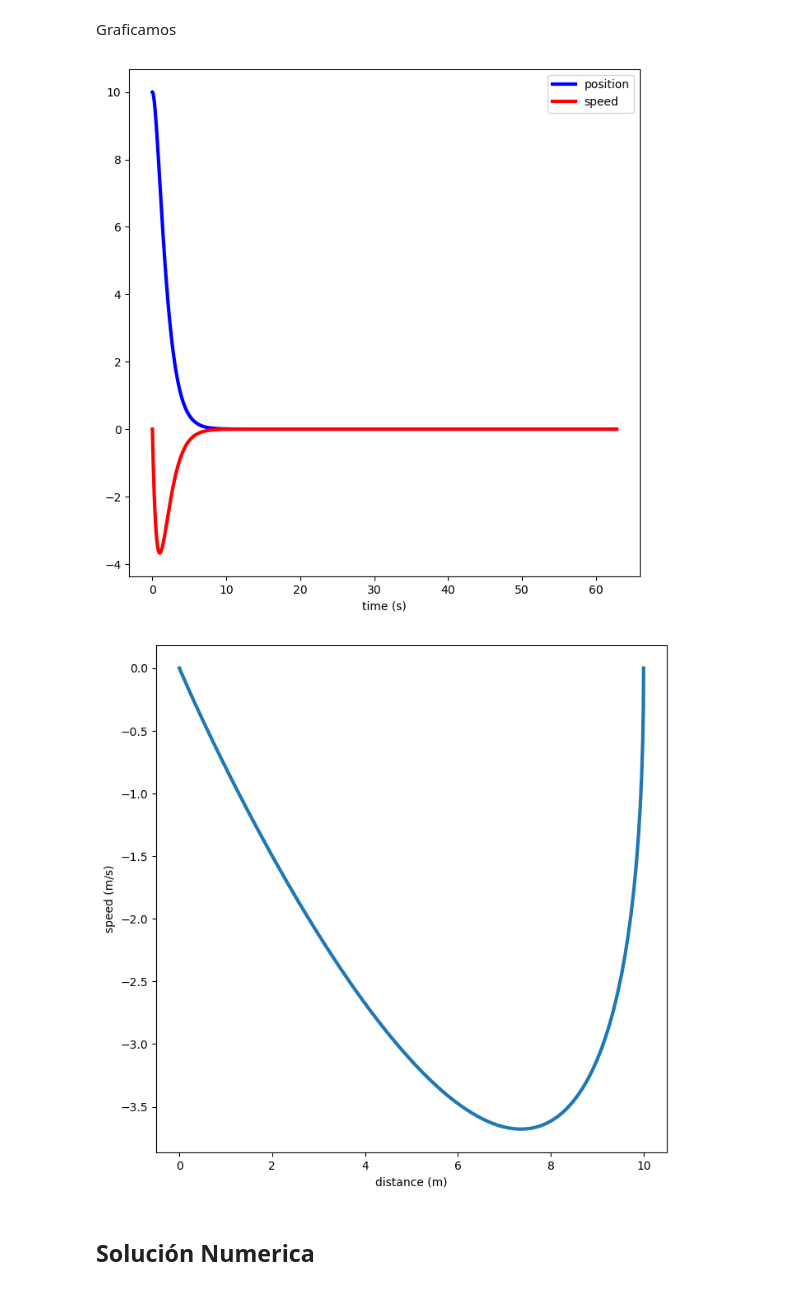
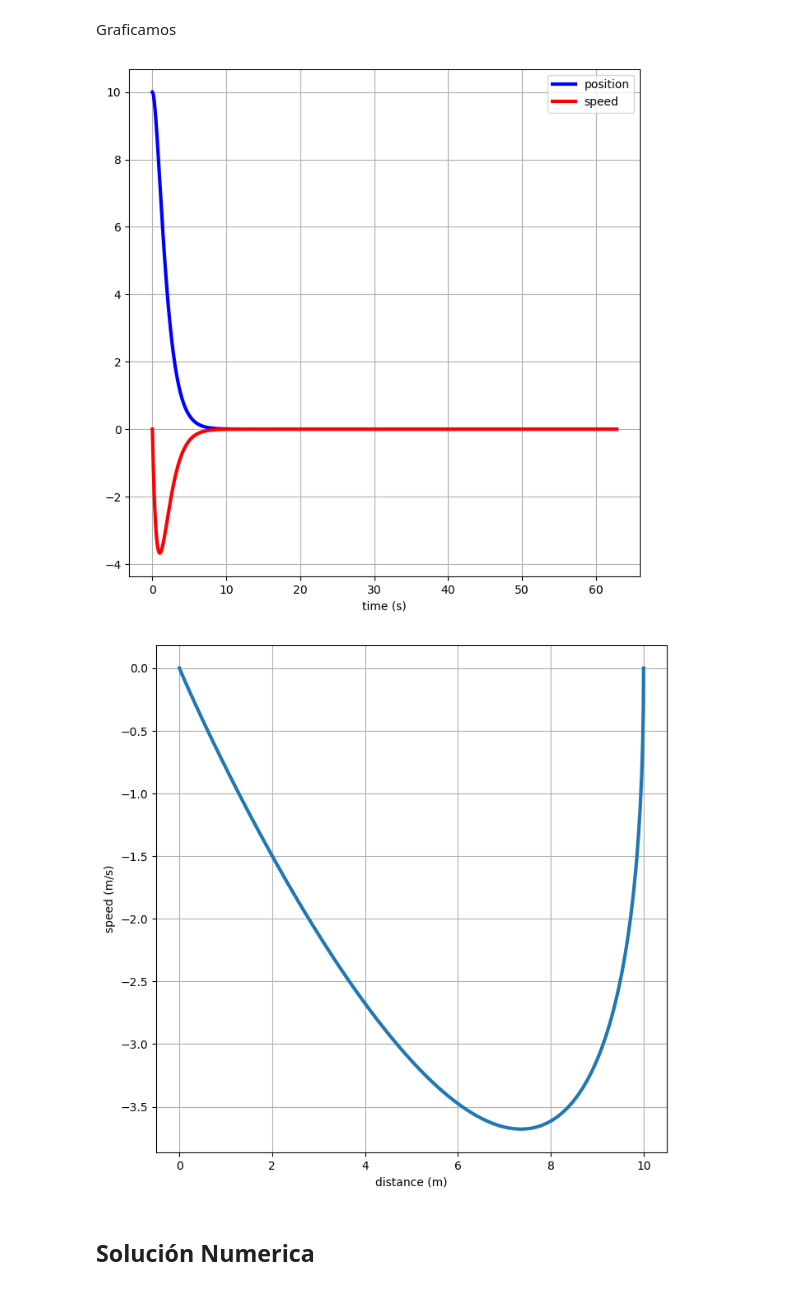
Before and after one commit to TheLightBringer616/Canal-Youtube, a Jupyter notebook: Mecanica_Clasica/Oscilador_Armonico_Amortiguado.ipynb, the cells around one changed output. Saved outputs shown, nothing was run; the diff lists cells and outputs as text; code cells hidden in the pictures.

```diff
--- a/Mecanica_Clasica/Oscilador_Armonico_Amortiguado.ipynb
+++ b/Mecanica_Clasica/Oscilador_Armonico_Amortiguado.ipynb
@@ -181,17 +181,19 @@ plt.plot(t, d1_x_sol_exact, lw=3, c='red', label='speed')
 
 plt.xlabel('time (s)')
 plt.legend()
+plt.grid()
 plt.show()
 # %% [output]
-[figure, old version]
+[figure, new version]
 # %%
 plt.figure(figsize=(8, 8))
 plt.plot(x_sol_exact, d1_x_sol_exact, lw=3)
 plt.xlabel('distance (m)')
 plt.ylabel('speed (m/s)')
+plt.grid()
 plt.show()
 # %% [output]
-[figure, old version]
+[figure, new version]
 # %% [markdown]
 ## Solución Numerica
 # %%
```
Also changed, not shown: parts of 5 cells of this notebook, 3 other files.
